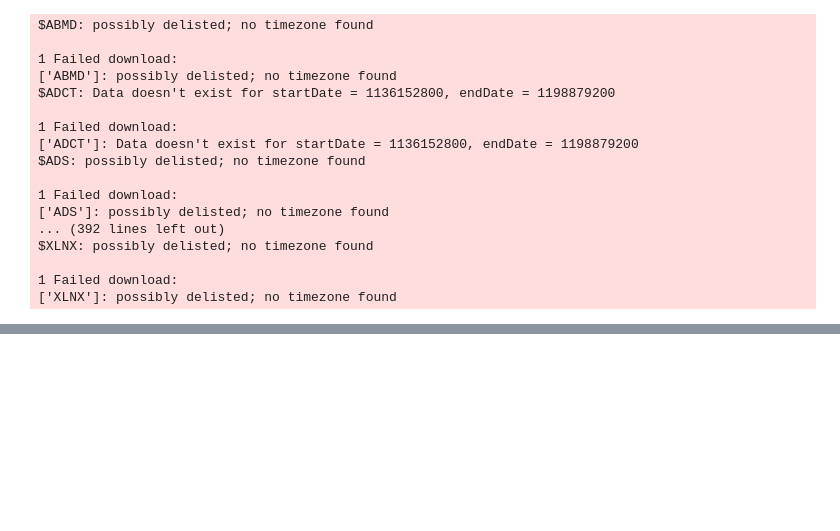
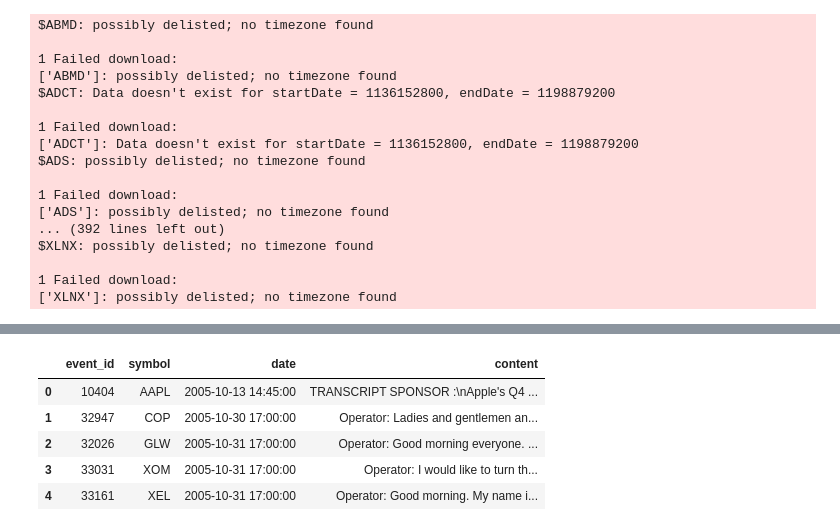
Before and after one commit to berylcczhang/PEAD-Prediction, a Jupyter notebook: data_preproc.ipynb, the cells around one changed output, grey strips where cells are left out. Saved outputs shown, nothing was run; the diff lists cells and outputs as text; code cells hidden in the pictures; blank space fills up the shorter version.

Commit message:
added chronologically sorting to dataset

```diff
--- a/data_preproc.ipynb
+++ b/data_preproc.ipynb
@@ -377,0 +368,11 @@ market_events_df.to_csv('marketdata_to_events.csv', index=True)
+# %%
+# sort earnings events chronologically
+df_trscrpt_red = df_trscrpt_red.sort_values("date").reset_index(drop=True)
+df_trscrpt_red.head()
+# %% [output]
+|  | event_id | symbol | date | content |
+| 0 | 10404 | AAPL | 2005-10-13 14:45:00 | TRANSCRIPT SPONSOR :\nApple's Q4 ... |
+| 1 | 32947 | COP | 2005-10-30 17:00:00 | Operator: Ladies and gentlemen an... |
+| 2 | 32026 | GLW | 2005-10-31 17:00:00 | Operator: Good morning everyone. ... |
+| 3 | 33031 | XOM | 2005-10-31 17:00:00 | Operator: I would like to turn th... |
+| 4 | 33161 | XEL | 2005-10-31 17:00:00 | Operator: Good morning. My name i... |
```
Also changed, not shown: parts of 13 cells of this notebook.
